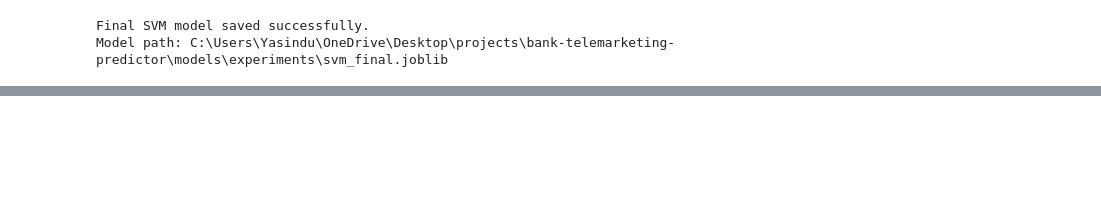
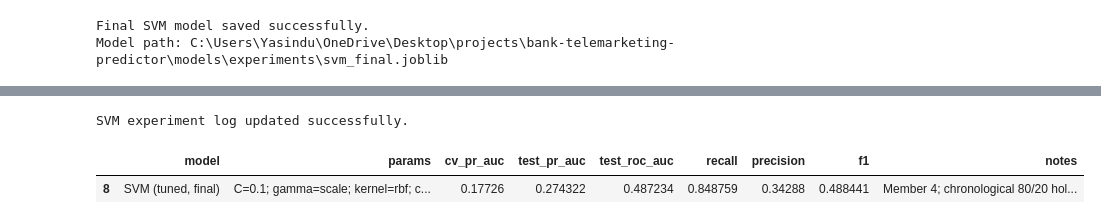
Before and after one commit to Saradala/bank-telemarketing-predictor, a Jupyter notebook: notebooks/09_model_svm.ipynb, the cells around one changed output, grey strips where cells are left out. Cells and saved outputs as stored; diff of their text form; code cells hidden in the pictures; blank space fills up the shorter version.

```diff
--- a/notebooks/09_model_svm.ipynb
+++ b/notebooks/09_model_svm.ipynb
@@ -775,3 +916,70 @@ Model path: C:\Users\Yasindu\OneDrive\Desktop\projects\bank-telemarketing-predic
+# %%
+# Update the existing SVM experiment with the final tuned results
+
+svm_row_mask = experiment_log["model"].str.contains(
+    "SVM",
+    case=False,
+    na=False
+)
+
+experiment_log.loc[svm_row_mask, "model"] = "SVM (tuned, final)"
+
+experiment_log.loc[svm_row_mask, "params"] = (
+    "C=0.1; gamma=scale; kernel=rbf; "
+    "class_weight=balanced; probability=False"
+)
+
+experiment_log.loc[svm_row_mask, "cv_pr_auc"] = (
+    svm_grid_search.best_score_
+)
+
+experiment_log.loc[svm_row_mask, "test_pr_auc"] = (
+    final_test_metrics["PR-AUC"]
+)
+
+experiment_log.loc[svm_row_mask, "test_roc_auc"] = (
+    final_test_metrics["ROC-AUC"]
+)
+
+experiment_log.loc[svm_row_mask, "recall"] = (
+    final_test_metrics["Recall"]
+)
+
+experiment_log.loc[svm_row_mask, "precision"] = (
+    final_test_metrics["Precision"]
+)
+
+experiment_log.loc[svm_row_mask, "f1"] = (
+    final_test_metrics["F1"]
+)
+
+experiment_log.loc[svm_row_mask, "notes"] = (
+    "Member 4; chronological 80/20 holdout; duration removed; "
+    "Stratified 5-Fold CV; with/without feature selection; "
+    "GridSearchCV tuned on training data only; all 19 features retained"
+)
+
+# Save updated experiment log
+experiment_log.to_csv(
+    experiment_log_path,
+    index=False
+)
+
+print("SVM experiment log updated successfully.")
+
+display(
+    experiment_log[
+        experiment_log["model"].str.contains(
+            "SVM",
+            case=False,
+            na=False
+        )
+    ]
+)
+# %% [output]
+SVM experiment log updated successfully.
+|  | model | params | cv_pr_auc | test_pr_auc | test_roc_auc | recall | precision | f1 | notes |
+| 8 | SVM (tuned, final) | C=0.1; gamma=scale; kernel=rbf; c... | 0.17726 | 0.274322 | 0.487234 | 0.848759 | 0.34288 | 0.488441 | Member 4; chronological 80/20 hol... |
 # %% [markdown]
 ## 9. Final Findings and Conclusion
 
```
Also changed, not shown: parts of 14 cells of this notebook, 5 other files.
